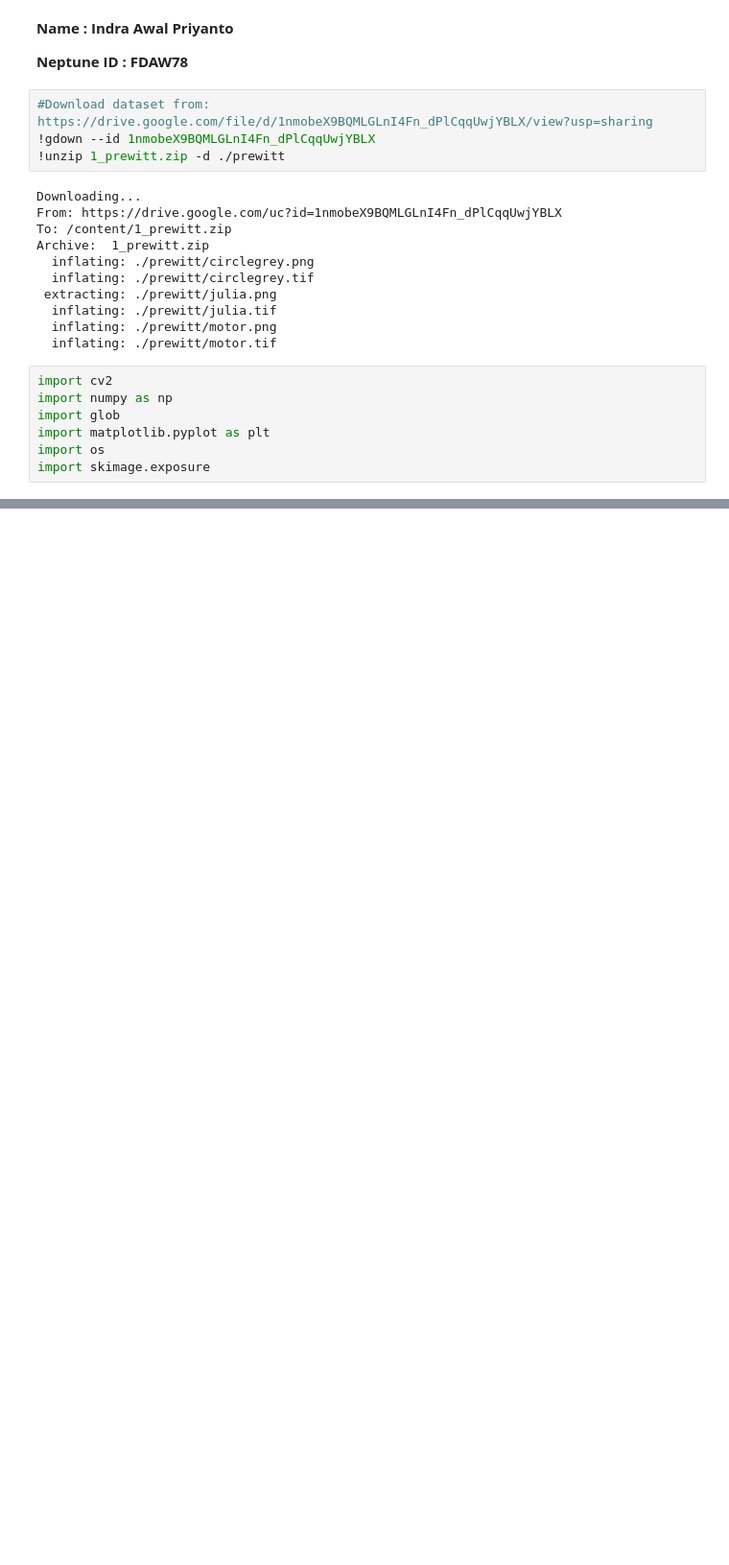
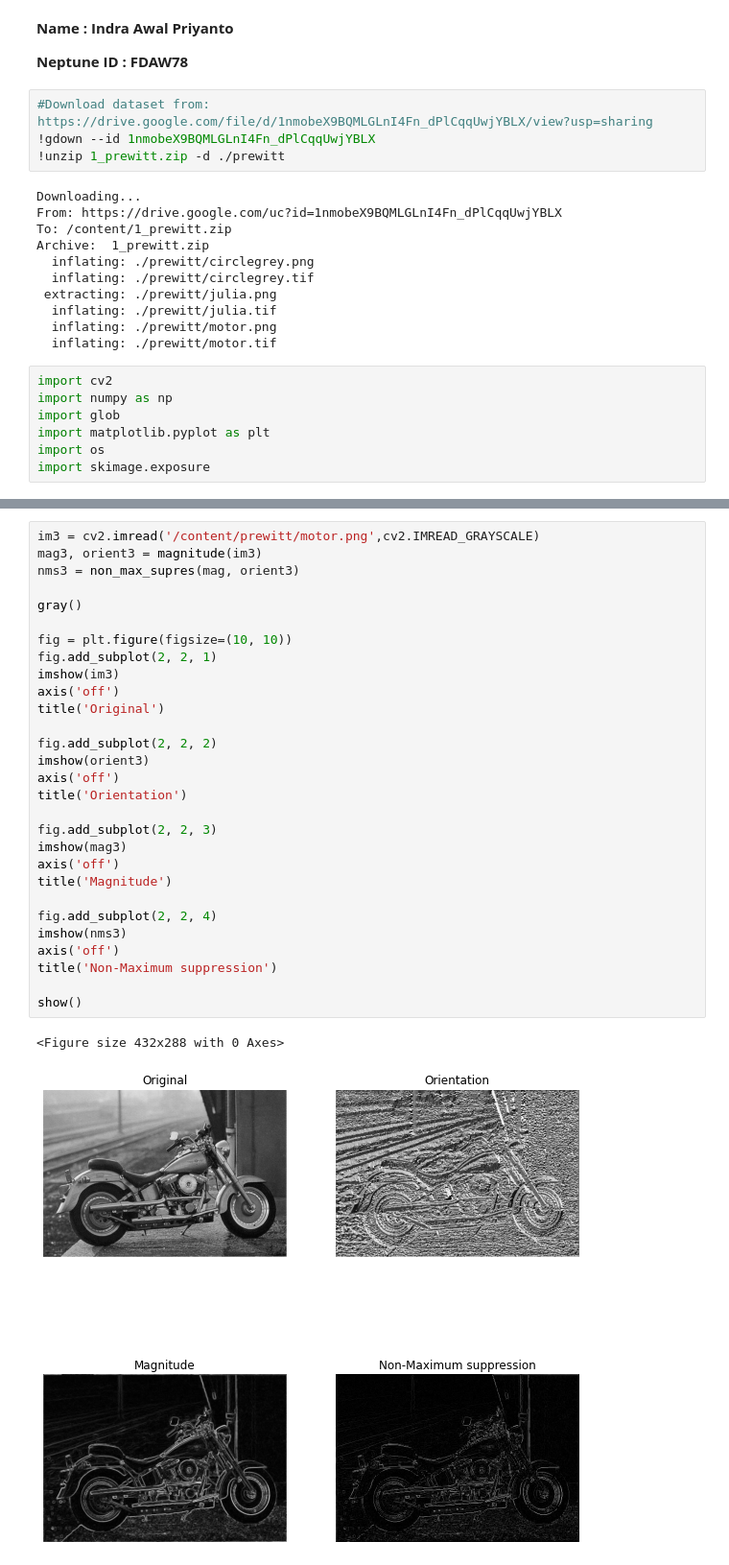
Before and after one commit to rikkudo/prewitt, a Jupyter notebook: FDAW78_Task_1_Prewitt.ipynb, the cells around one changed output, grey strips where cells are left out. Shown at 96% size. Drawn from its saved outputs; the diff is of its cells as text; blank space fills up the shorter version.

```diff
--- a/FDAW78_Task_1_Prewitt.ipynb
+++ b/FDAW78_Task_1_Prewitt.ipynb
@@ -199,0 +96,32 @@ Text(0.5, 1.0, 'NMS')
+# %%
+im3 = cv2.imread('/content/prewitt/motor.png',cv2.IMREAD_GRAYSCALE)
+mag3, orient3 = magnitude(im3)
+nms3 = non_max_supres(mag, orient3)
+
+gray()
+
+fig = plt.figure(figsize=(10, 10))
+fig.add_subplot(2, 2, 1)
+imshow(im3)
+axis('off')
+title('Original')
+
+fig.add_subplot(2, 2, 2)
+imshow(orient3)
+axis('off')
+title('Orientation')
+
+fig.add_subplot(2, 2, 3)
+imshow(mag3)
+axis('off')
+title('Magnitude')
+
+fig.add_subplot(2, 2, 4)
+imshow(nms3)
+axis('off')
+title('Non-Maximum suppression')
+
+show()
+# %% [output]
+<Figure size 432x288 with 0 Axes>
+[figure, added]
```
Also changed, not shown: parts of 14 cells of this notebook.
